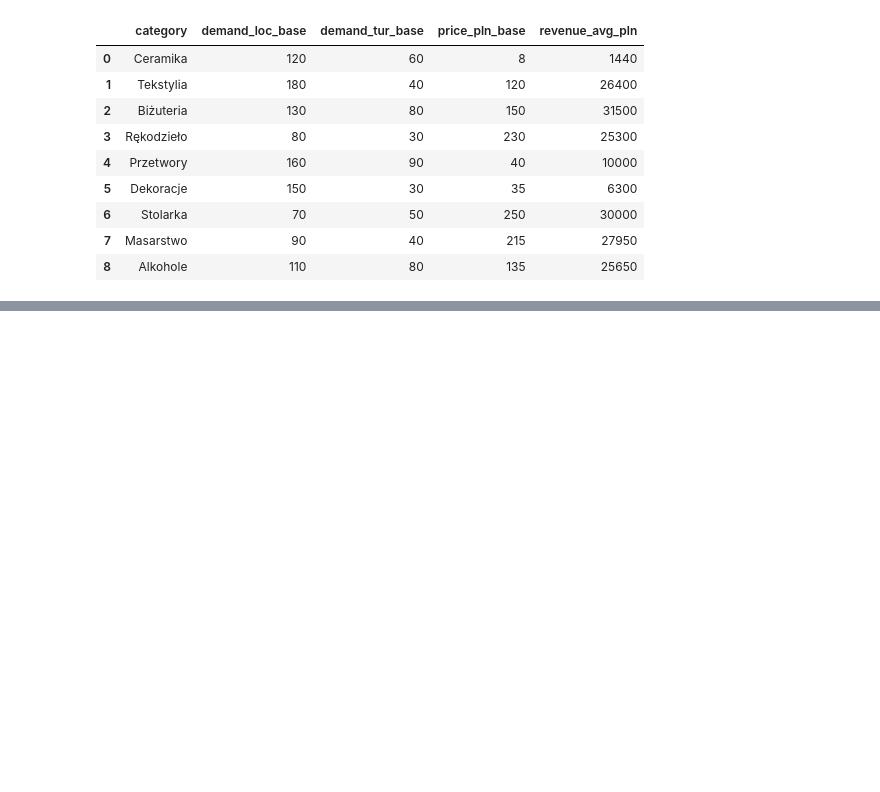
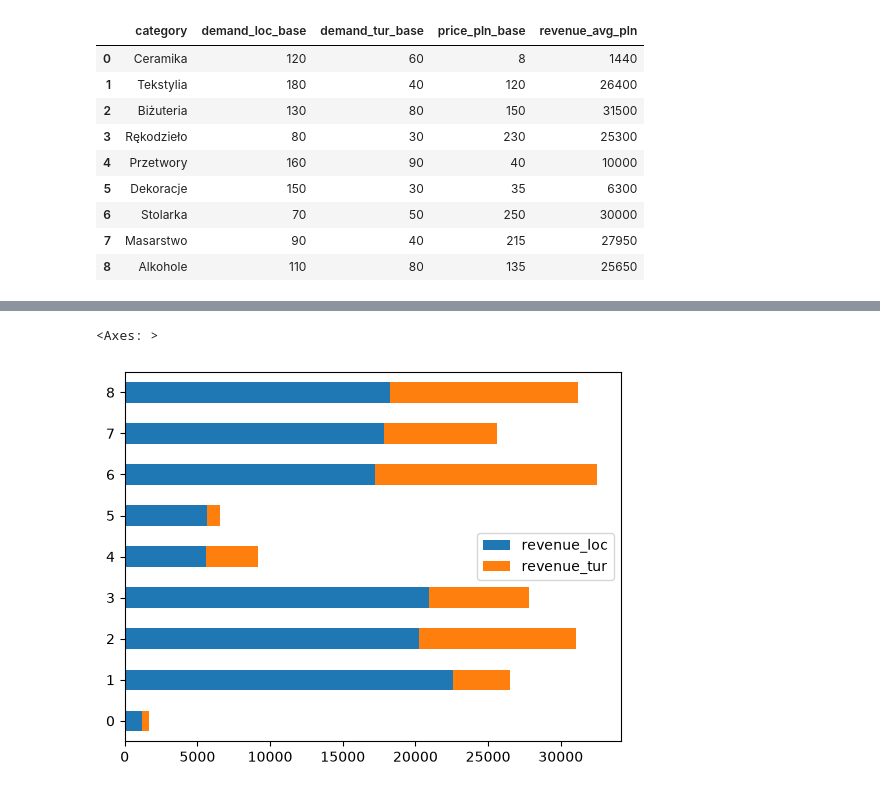
Before and after one commit to KajTan4/DataVizualization, a Jupyter notebook: 01-bar.ipynb, the cells around one changed output, grey strips where cells are left out. Drawn from its saved outputs; the diff is of its cells as text; code cells hidden in the pictures; blank space fills up the shorter version.

```diff
--- a/01-bar.ipynb
+++ b/01-bar.ipynb
@@ -52,0 +110,5 @@ catalog
+# %%
+t1[["revenue_loc", "revenue_tur"]].plot.barh(stacked=True)
+# %% [output]
+<Axes: >
+[figure, added]
```
Also changed, not shown: parts of 13 cells of this notebook.
